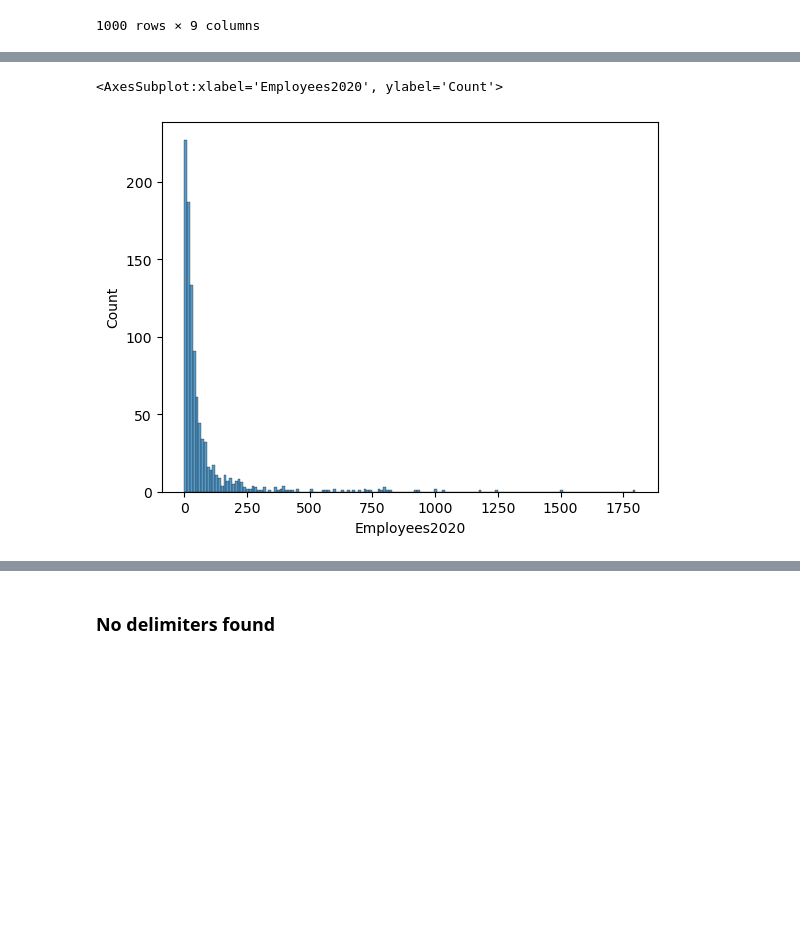
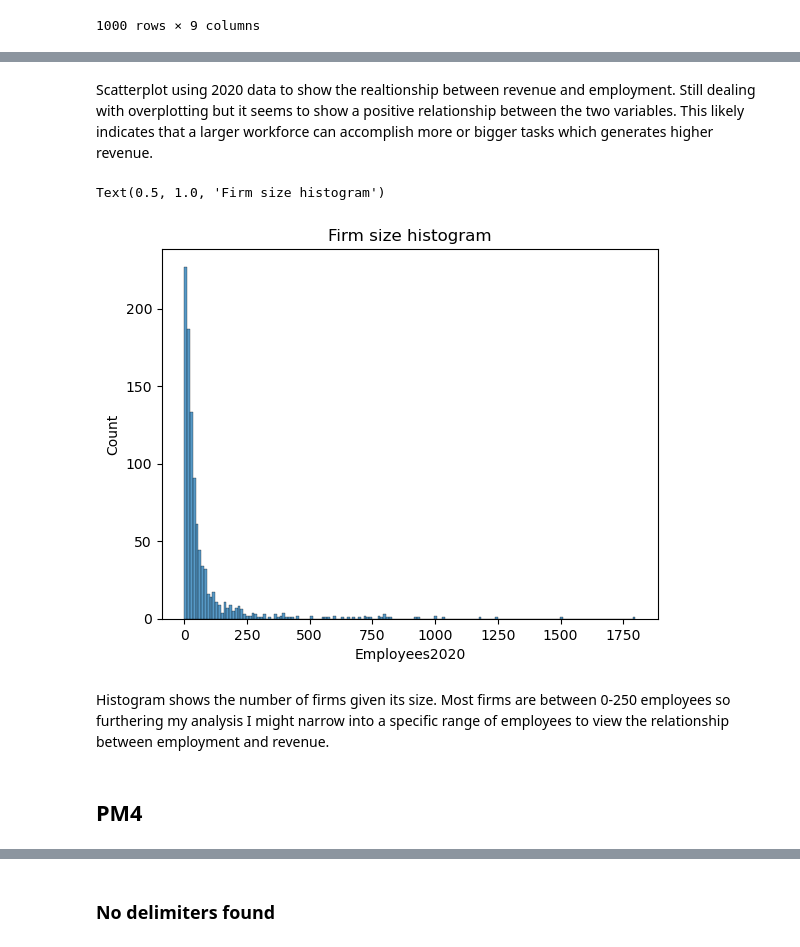
Before and after one commit to ubco-W2022T2-data301/project-group43, a Jupyter notebook: analysis/analysis2.ipynb, the cells around one changed output, grey strips where cells are left out. Cells and saved outputs as stored; diff of their text form; code cells hidden in the pictures; blank space fills up the shorter version.

Commit message:
Adressing feedback on PM5 in analysis 2 and project functions 2

```diff
--- a/analysis/analysis2.ipynb
+++ b/analysis/analysis2.ipynb
@@ -91,6 +92,13 @@ Text(29.000000000000007, 0.5, 'Number of Employees 2020')
+# %% [markdown]
+Scatterplot using 2020 data to show the realtionship between revenue and employment. Still dealing with overplotting but it seems to show a positive relationship between the two variables. This likely indicates that a larger workforce can accomplish more or bigger tasks which generates higher revenue.
 # %%
 sns.histplot(data=df, x='Employees2020')
+plt.title('Firm size histogram')
 # %% [output]
-<AxesSubplot:xlabel='Employees2020', ylabel='Count'>
+Text(0.5, 1.0, 'Firm size histogram')
-[figure, old version]
+[figure, new version]
+# %% [markdown]
+Histogram shows the number of firms given its size. Most firms are between 0-250 employees so furthering my analysis I might narrow into a specific range of employees to view the relationship between employment and revenue.
+# %% [markdown]
+## __PM4__
 # %%
```
Also changed, not shown: parts of 15 cells of this notebook, 9 other files.
